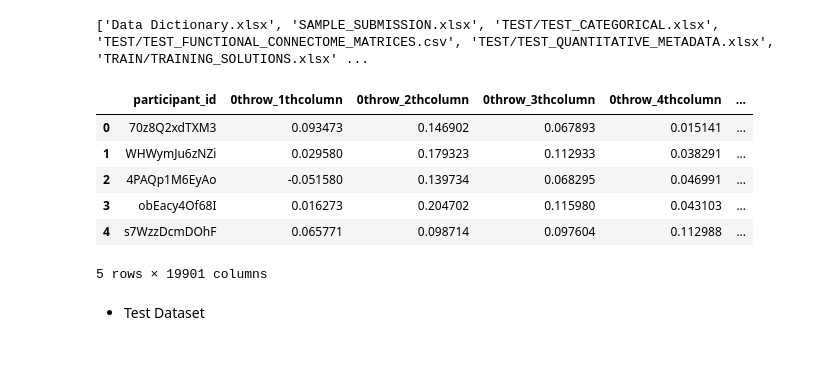
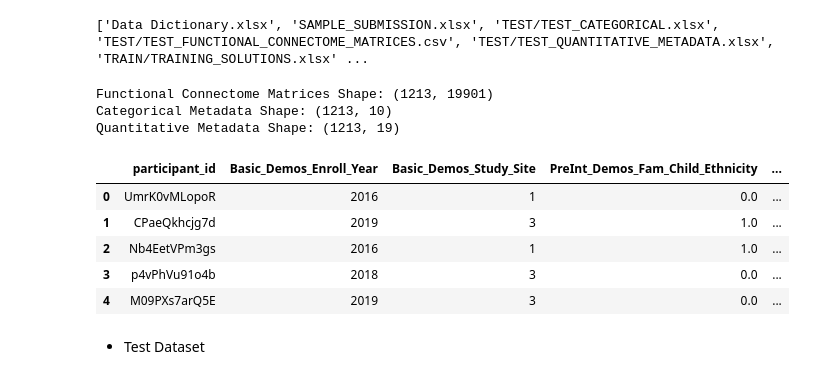
Before and after one commit to Edna722/WIDS-Datathon, a Jupyter notebook: wids.ipynb, the cells around one changed output. Cells and saved outputs as stored; diff of their text form; code cells hidden in the pictures.

```diff
--- a/wids.ipynb
+++ b/wids.ipynb
@@ -23,21 +25,32 @@ with zipfile.ZipFile(zip_path, 'r') as z:
     print(z.namelist())  # This will list all files inside the ZIP
 # %% [output]
 ['Data Dictionary.xlsx', 'SAMPLE_SUBMISSION.xlsx', 'TEST/TEST_CATEGORICAL.xlsx', 'TEST/TEST_FUNCTIONAL_CONNECTOME_MATRICES.csv', 'TEST/TEST_QUANTITATIVE_METADATA.xlsx', 'TRAIN/TRAINING_SOLUTIONS.xlsx' ...
-# %%
-file_to_read = "TRAIN/TRAIN_FUNCTIONAL_CONNECTOME_MATRICES.csv"
-
-with zipfile.ZipFile(zip_path, 'r') as z:
-    with z.open(file_to_read) as f:
-        train_data = pd.read_csv(f)
-
-train_data.head()  # Display first few rows
-# %% [output]
-|  | participant_id | 0throw_1thcolumn | 0throw_2thcolumn | 0throw_3thcolumn | 0throw_4thcolumn | ... |
-| 0 | 70z8Q2xdTXM3 | 0.093473 | 0.146902 | 0.067893 | 0.015141 | ... |
-| 1 | WHWymJu6zNZi | 0.029580 | 0.179323 | 0.112933 | 0.038291 | ... |
-| 2 | 4PAQp1M6EyAo | -0.051580 | 0.139734 | 0.068295 | 0.046991 | ... |
-| 3 | obEacy4Of68I | 0.016273 | 0.204702 | 0.115980 | 0.043103 | ... |
-| 4 | s7WzzDcmDOhF | 0.065771 | 0.098714 | 0.097604 | 0.112988 | ... |
-5 rows × 19901 columns
+# %%
+# File paths
+train_fc_path = r"C:\Users\wanji\Desktop\WIDS Challenge\widsdatathon2025\TRAIN\TRAIN_FUNCTIONAL_CONNECTOME_MATRICES.csv"
+train_cat_path = r"C:\Users\wanji\Desktop\WIDS Challenge\widsdatathon2025\TRAIN\TRAIN_CATEGORICAL_METADATA.xlsx"
+train_quant_path = r"C:\Users\wanji\Desktop\WIDS Challenge\widsdatathon2025\TRAIN\TRAIN_QUANTITATIVE_METADATA.xlsx"
+
+# Load datasets
+train_fc = pd.read_csv(train_fc_path)
+train_cat = pd.read_excel(train_cat_path)
+train_quant = pd.read_excel(train_quant_path)
+
+# Inspect data
+print("Functional Connectome Matrices Shape:", train_fc.shape)
+print("Categorical Metadata Shape:", train_cat.shape)
+print("Quantitative Metadata Shape:", train_quant.shape)
+
+train_cat.head()
+# %% [output]
+Functional Connectome Matrices Shape: (1213, 19901)
+Categorical Metadata Shape: (1213, 10)
+Quantitative Metadata Shape: (1213, 19)
+|  | participant_id | Basic_Demos_Enroll_Year | Basic_Demos_Study_Site | PreInt_Demos_Fam_Child_Ethnicity | ... |
+| 0 | UmrK0vMLopoR | 2016 | 1 | 0.0 | ... |
+| 1 | CPaeQkhcjg7d | 2019 | 3 | 1.0 | ... |
+| 2 | Nb4EetVPm3gs | 2016 | 1 | 1.0 | ... |
+| 3 | p4vPhVu91o4b | 2018 | 3 | 0.0 | ... |
+| 4 | M09PXs7arQ5E | 2019 | 3 | 0.0 | ... |
 # %% [markdown]
 * Test Dataset
```
Also changed, not shown: parts of 21 cells of this notebook.
